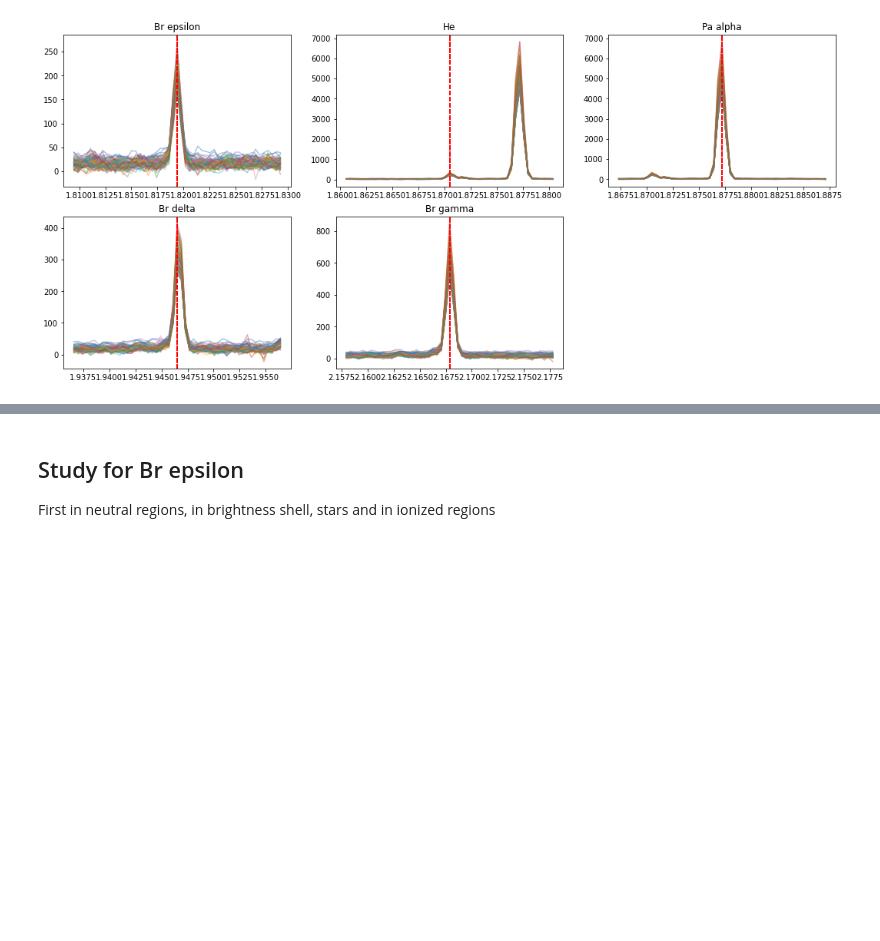
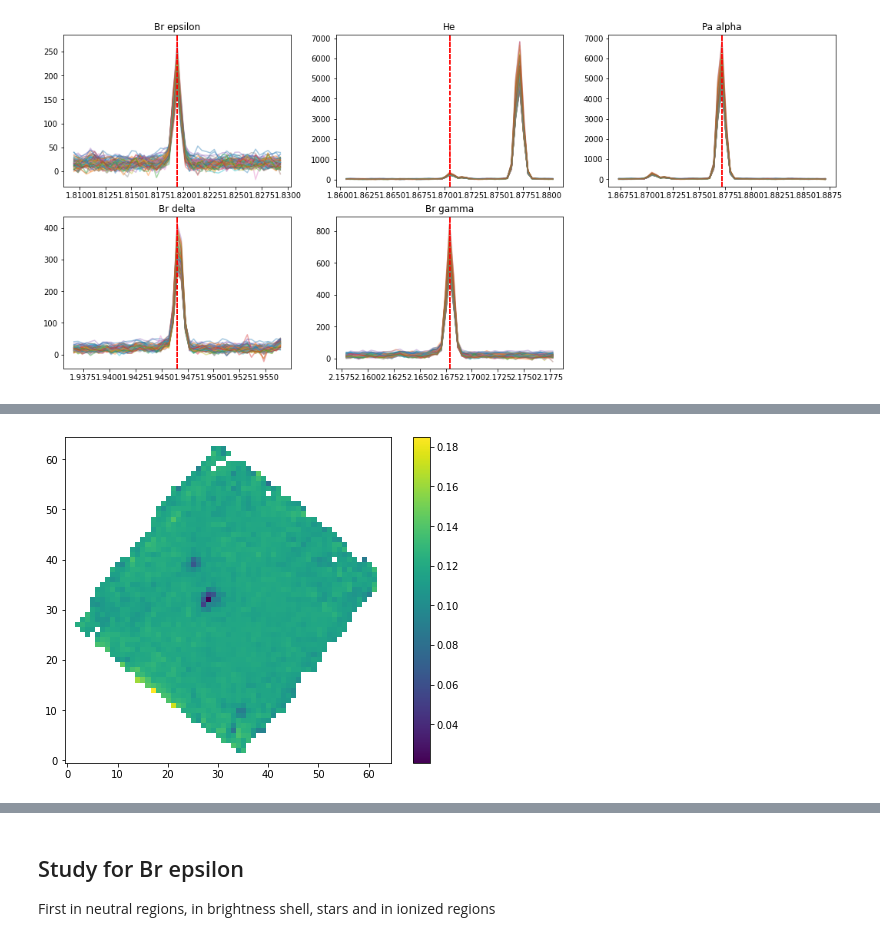
Before and after one commit to will-henney/globule-seminario, a Jupyter notebook: 30Doradus/Fit_to_spectrum_of_NIRSpec.ipynb, the cells around one changed output, grey strips where cells are left out. Saved outputs shown, nothing was run; the diff lists cells and outputs as text; code cells hidden in the pictures; blank space fills up the shorter version.

```diff
--- a/30Doradus/Fit_to_spectrum_of_NIRSpec.ipynb
+++ b/30Doradus/Fit_to_spectrum_of_NIRSpec.ipynb
@@ -485,0 +546,24 @@ For  Br gamma
+# %%
+from spectral_cube import SpectralCube
+cube = SpectralCube.read('/home/roberto/MAST_2026-07-31T01_03_53.583Z/MAST_2026-08-14T18_49_08.297Z/JWST/jw02729-o005_t003_nirspec_g235h-f170lp_s3d.fits', hdu=1)
+lambdas_ = cube.spectral_axis
+_, ny, nx = cube.shape
+# %%
+mapa_1 = np.full((ny,nx),np.nan)
+mapa_2 = np.full((ny,nx),np.nan)
+for y in range(ny):
+    for x in range(nx):
+        flux_ = cube[:,y,x]
+        if np.isnan(flux_).all():
+            continue
+
+
+        x1 = FilterSpectrum(lambdas_,flux_)
+        if x1.peaks_idx.size != 0:
+            x1.identify_peaks(lines)
+            x1.fit_Spec(x1.x,x1.y,x1.peaks_amplitudes,x1.peaks_mean,x1.pix_width)
+            if ('Br gamma' in x1.peaks) & ('Pa alpha' in x1.peaks):
+                mapa_1[y,x] = x1.flux_line('Br gamma')/x1.flux_line('Pa alpha')
+            if ('Br beta' in x1.peaks) & ('Pa alpha' in x1.peaks):
+                mapa_2[y,x] = x1.flux_line('Br beta')/x1.flux_line('Pa alpha')
+    print(y)
@@ -485,0 +596,8 @@ For  Br gamma
+# %%
+fig = plt.figure(figsize=(8,6))
+ax = fig.add_subplot(1, 1, 1,)
+im = ax.imshow(mapa_1, origin = 'lower', )
+plt.colorbar(im)
+ax.set_label(r'Br$\gamma$/Pa$\alpha$')
+# %% [output]
+[figure, added]
```
Also changed, not shown: parts of 7 cells of this notebook.
